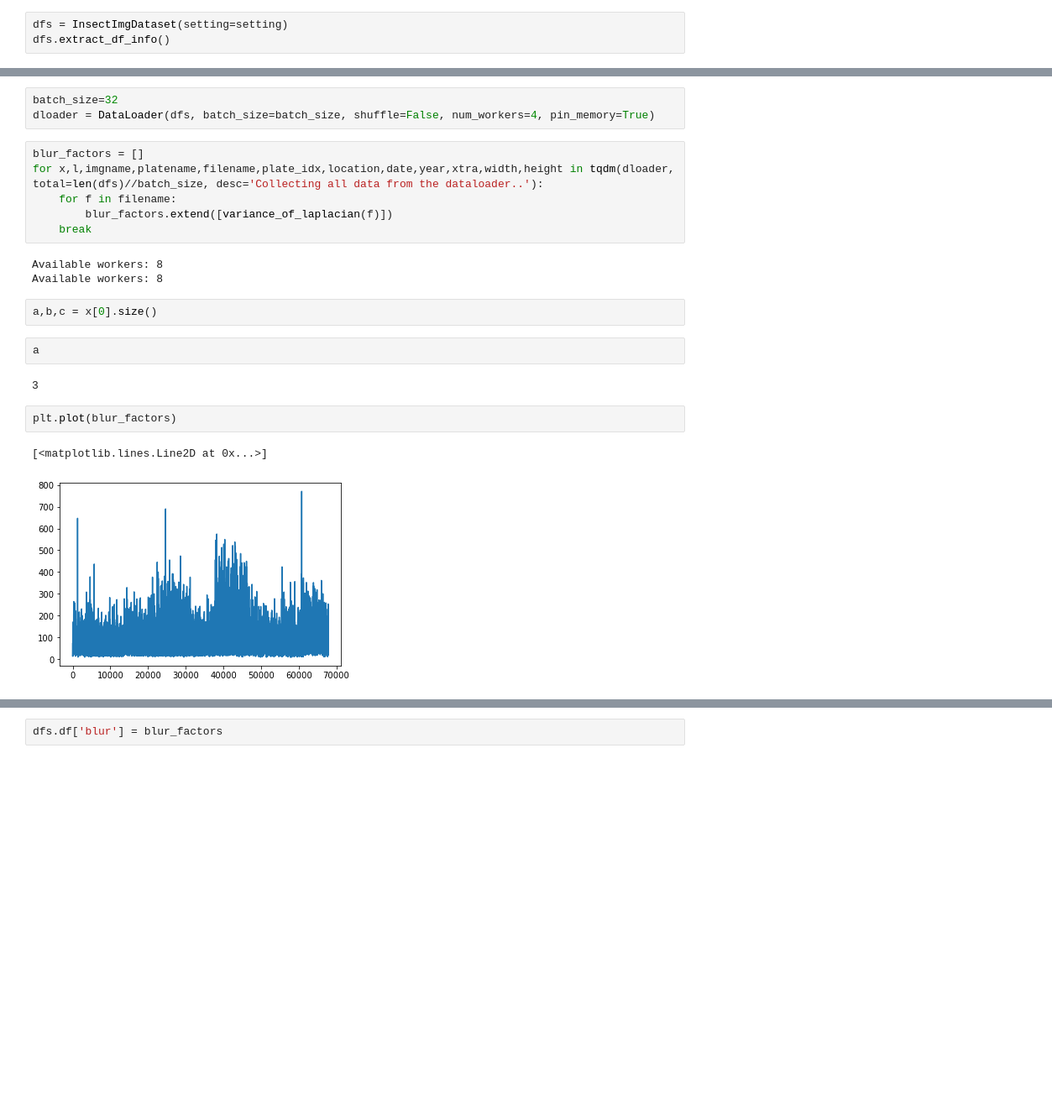
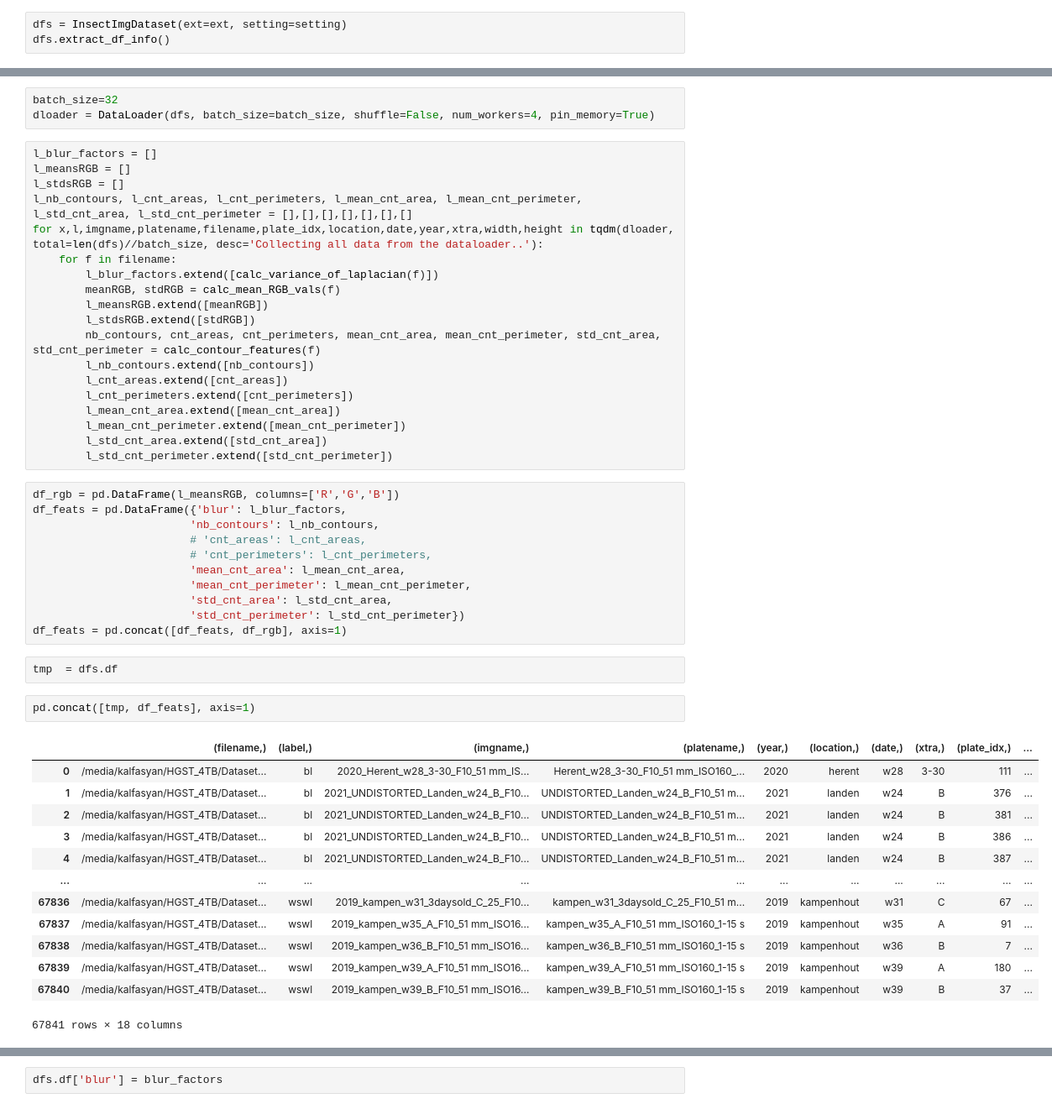
Before and after one commit to kalfasyan/stickybugs-ai, a Jupyter notebook: test.ipynb, the cells around one changed output, grey strips where cells are left out. Shown: that part at 84% size. Saved outputs shown, nothing was run; the diff lists cells and outputs as text; blank space fills up the shorter version.

Commit message:
calculating more features, rgb and contour features

```diff
--- a/test.ipynb
+++ b/test.ipynb
@@ -22,5 +21,5 @@ Available workers: 8
 # %%
-dfs = InsectImgDataset(setting=setting)
+dfs = InsectImgDataset(ext=ext, setting=setting)
 dfs.extract_df_info()
 # %%
 dfs.plot_samples()
@@ -30,25 +29,53 @@ dfs.plot_samples()
 batch_size=32
 dloader = DataLoader(dfs, batch_size=batch_size, shuffle=False, num_workers=4, pin_memory=True)
 # %%
-blur_factors = []
+l_blur_factors = []
+l_meansRGB = []
+l_stdsRGB = []
+l_nb_contours, l_cnt_areas, l_cnt_perimeters, l_mean_cnt_area, l_mean_cnt_perimeter, l_std_cnt_area, l_std_cnt_perimeter = [],[],[],[],[],[],[]
 for x,l,imgname,platename,filename,plate_idx,location,date,year,xtra,width,height in tqdm(dloader, total=len(dfs)//batch_size, desc='Collecting all data from the dataloader..'):
     for f in filename:
-        blur_factors.extend([variance_of_laplacian(f)])
-    break
+        l_blur_factors.extend([calc_variance_of_laplacian(f)])
+        meanRGB, stdRGB = calc_mean_RGB_vals(f)
+        l_meansRGB.extend([meanRGB])
+        l_stdsRGB.extend([stdRGB])
+        nb_contours, cnt_areas, cnt_perimeters, mean_cnt_area, mean_cnt_perimeter, std_cnt_area, std_cnt_perimeter = calc_contour_features(f)
+        l_nb_contours.extend([nb_contours])
+        l_cnt_areas.extend([cnt_areas])
+        l_cnt_perimeters.extend([cnt_perimeters])
+        l_mean_cnt_area.extend([mean_cnt_area])
+        l_mean_cnt_perimeter.extend([mean_cnt_perimeter])
+        l_std_cnt_area.extend([std_cnt_area])
+        l_std_cnt_perimeter.extend([std_cnt_perimeter])
-# %% [output]
-Available workers: 8
-Available workers: 8
-# %%
-a,b,c = x[0].size()
-# %%
-a
-# %% [output]
-3
-# %%
-plt.plot(blur_factors)
-# %% [output]
-[<matplotlib.lines.Line2D at 0x...>]
-[figure, removed]
+# %%
+df_rgb = pd.DataFrame(l_meansRGB, columns=['R','G','B'])
+df_feats = pd.DataFrame({'blur': l_blur_factors,
+                        'nb_contours': l_nb_contours,
+                        # 'cnt_areas': l_cnt_areas,
+                        # 'cnt_perimeters': l_cnt_perimeters,
+                        'mean_cnt_area': l_mean_cnt_area,
+                        'mean_cnt_perimeter': l_mean_cnt_perimeter,
+                        'std_cnt_area': l_std_cnt_area,
+                        'std_cnt_perimeter': l_std_cnt_perimeter})
+df_feats = pd.concat([df_feats, df_rgb], axis=1)
+# %%
+tmp  = dfs.df
+# %%
+pd.concat([tmp, df_feats], axis=1)
+# %% [output]
+|  | (filename,) | (label,) | (imgname,) | (platename,) | (year,) | (location,) | (date,) | (xtra,) | (plate_idx,) | ... |
+| 0 | /media/kalfasyan/HGST_4TB/Dataset... | bl | 2020_Herent_w28_3-30_F10_51 mm_IS... | Herent_w28_3-30_F10_51 mm_ISO160_... | 2020 | herent | w28 | 3-30 | 111 | ... |
+| 1 | /media/kalfasyan/HGST_4TB/Dataset... | bl | 2021_UNDISTORTED_Landen_w24_B_F10... | UNDISTORTED_Landen_w24_B_F10_51 m... | 2021 | landen | w24 | B | 376 | ... |
+| 2 | /media/kalfasyan/HGST_4TB/Dataset... | bl | 2021_UNDISTORTED_Landen_w24_B_F10... | UNDISTORTED_Landen_w24_B_F10_51 m... | 2021 | landen | w24 | B | 381 | ... |
+| 3 | /media/kalfasyan/HGST_4TB/Dataset... | bl | 2021_UNDISTORTED_Landen_w24_B_F10... | UNDISTORTED_Landen_w24_B_F10_51 m... | 2021 | landen | w24 | B | 386 | ... |
+| 4 | /media/kalfasyan/HGST_4TB/Dataset... | bl | 2021_UNDISTORTED_Landen_w24_B_F10... | UNDISTORTED_Landen_w24_B_F10_51 m... | 2021 | landen | w24 | B | 387 | ... |
+| ... | ... | ... | ... | ... | ... | ... | ... | ... | ... | ... |
+| 67836 | /media/kalfasyan/HGST_4TB/Dataset... | wswl | 2019_kampen_w31_3daysold_C_25_F10... | kampen_w31_3daysold_C_25_F10_51 m... | 2019 | kampenhout | w31 | C | 67 | ... |
+| 67837 | /media/kalfasyan/HGST_4TB/Dataset... | wswl | 2019_kampen_w35_A_F10_51 mm_ISO16... | kampen_w35_A_F10_51 mm_ISO160_1-15 s | 2019 | kampenhout | w35 | A | 91 | ... |
+| 67838 | /media/kalfasyan/HGST_4TB/Dataset... | wswl | 2019_kampen_w36_B_F10_51 mm_ISO16... | kampen_w36_B_F10_51 mm_ISO160_1-15 s | 2019 | kampenhout | w36 | B | 7 | ... |
+| 67839 | /media/kalfasyan/HGST_4TB/Dataset... | wswl | 2019_kampen_w39_A_F10_51 mm_ISO16... | kampen_w39_A_F10_51 mm_ISO160_1-15 s | 2019 | kampenhout | w39 | A | 180 | ... |
+| 67840 | /media/kalfasyan/HGST_4TB/Dataset... | wswl | 2019_kampen_w39_B_F10_51 mm_ISO16... | kampen_w39_B_F10_51 mm_ISO160_1-15 s | 2019 | kampenhout | w39 | B | 37 | ... |
+67841 rows × 18 columns
 # %%
 plt.plot(blur_factors)
 # %% [output]
```
Also changed, not shown: parts of 5 cells of this notebook, 3 other files.
